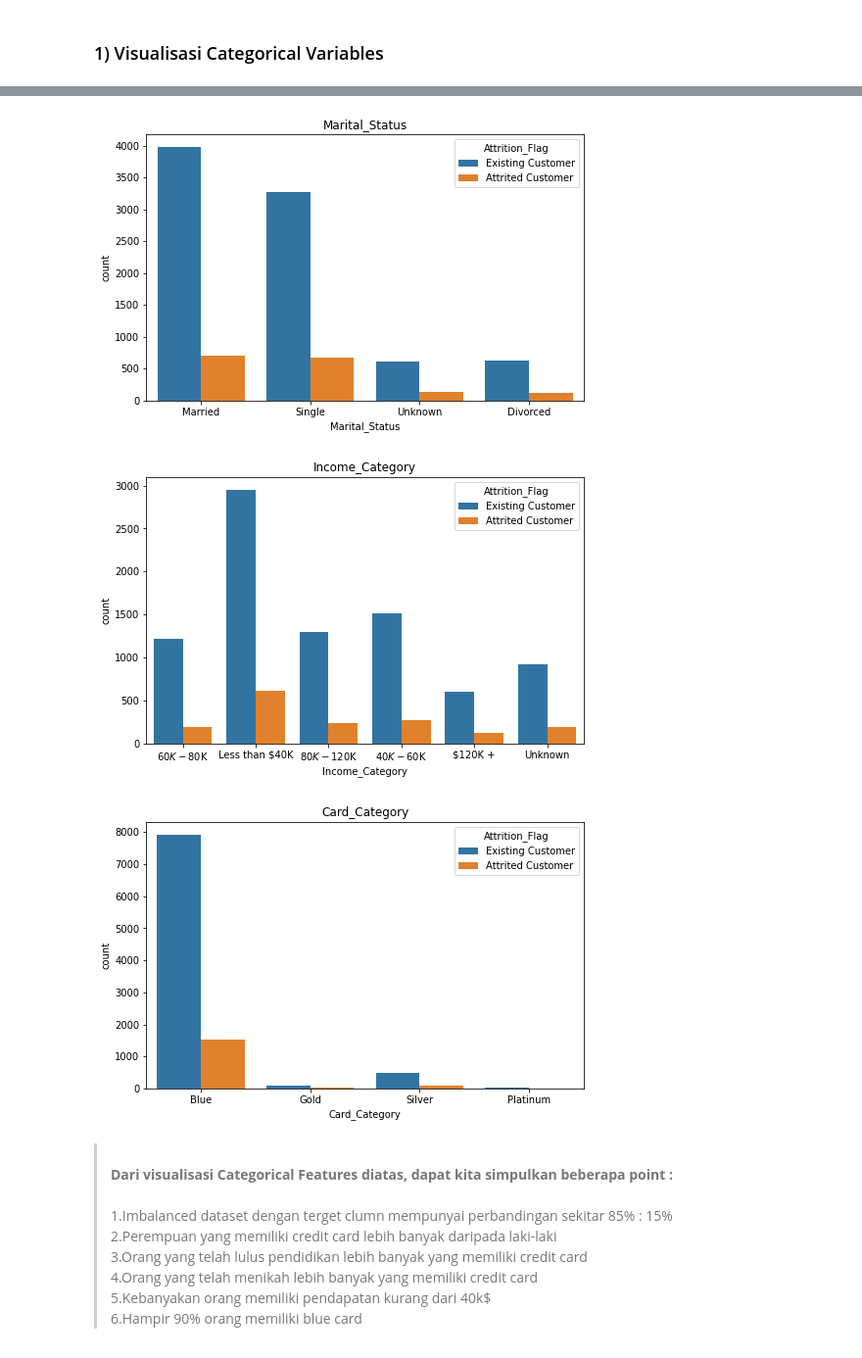
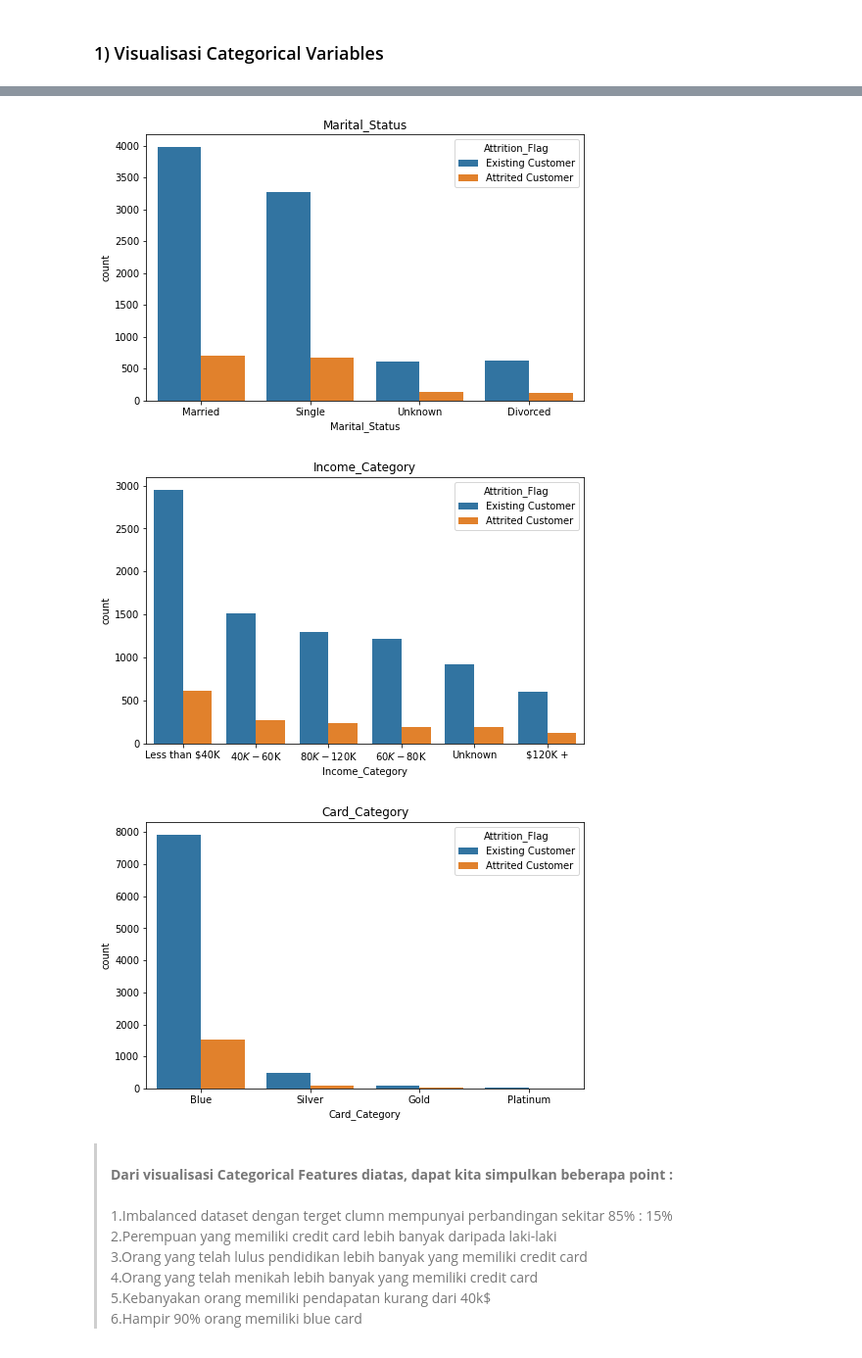
Before and after one commit to ashilaghassani/Customer-Churn-Prediction, a Jupyter notebook: churn_prediction.ipynb, the cells around one changed output, grey strips where cells are left out. Shown at 98% size. Cells and saved outputs as stored; diff of their text form; code cells hidden in the pictures.

```diff
--- a/churn_prediction.ipynb
+++ b/churn_prediction.ipynb
@@ -217,7 +223,8 @@ for a_feature in categorical_features:
     plt.figure(figsize=(8, 5))
     plt.title(a_feature)
     if (a_feature != "Attrition_Flag"):
-        sns.countplot(x=categorical_features[a_feature],hue=categorical_features['Attrition_Flag'])
+        sns.countplot(x=categorical_features[a_feature],hue=categorical_features['Attrition_Flag'],
+                      order = categorical_features[a_feature].value_counts().index)
     else :
         sns.countplot(x=categorical_features[a_feature])
 # %% [output]
@@ -227,6 +234,6 @@ for a_feature in categorical_features:
 [figure]
-[figure, old version]
+[figure, new version]
-[figure, old version]
+[figure, new version]
 # %% [markdown]
 ><br><b>Dari visualisasi Categorical Features diatas, dapat kita simpulkan beberapa point :</b><br/>
 <br>1.Imbalanced dataset dengan terget clumn mempunyai perbandingan sekitar 85% : 15%</br>
```
Also changed, not shown: parts of 42 cells of this notebook.
